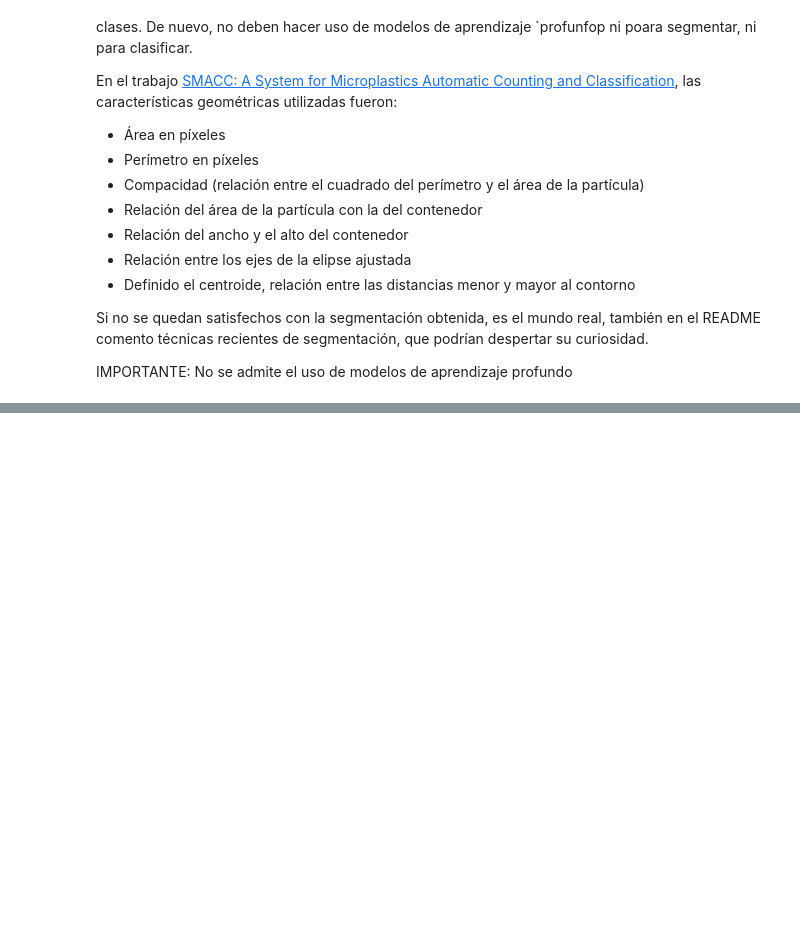
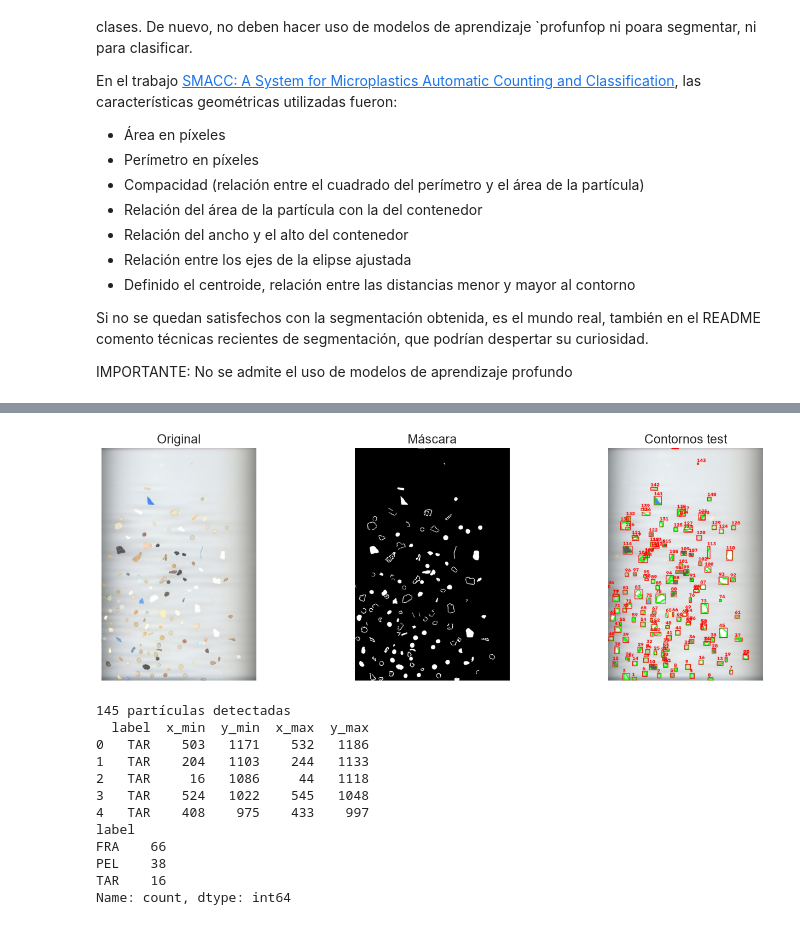
Before and after one commit to kikoalmtana/practicasVC, a Jupyter notebook: P3/VC_P3.ipynb, the cells around one changed output, grey strips where cells are left out. Drawn from its saved outputs; the diff is of its cells as text; code cells hidden in the pictures; blank space fills up the shorter version.

```diff
--- a/P3/VC_P3.ipynb
+++ b/P3/VC_P3.ipynb
@@ -796,0 +1029,38 @@ IMPORTANTE: No se admite el uso de modelos de aprendizaje profundo
+# %%
+RUTA_TEST = './MPs_test.jpg'      # ajusta las rutas
+RUTA_CSV  = './MPs_test_bbs.csv'
+
+img_test = cargar(RUTA_TEST)
+mask_test = segmentar(img_test)    # usa los mismos parámetros que en train
+df_test, cnts_test, bbs_test = extraer_particulas(mask_test)
+mostrar_segmentacion(img_test, mask_test, cnts_test, bbs_test, titulo="test")
+
+df_test["pred"] = clf.predict(df_test[FEATURE_NAMES])
+print(len(df_test), "partículas detectadas")
+
+ann = pd.read_csv(RUTA_CSV)
+print(ann.head())
+print(ann['label'].value_counts())     # comprueba qué etiquetas hay realmente
+
+# Traducción de las etiquetas del CSV a las clases del entrenamiento
+MAPEO = {'TAR': 'alquitran', 'FRA': 'fragmento', 'PEL': 'pellet'}   # verifica FRA y PEL con value_counts()
+
+ann_xyxy  = ann[['x_min', 'y_min', 'x_max', 'y_max']].to_numpy(dtype=float)
+ann_clase = ann['label'].map(MAPEO).to_numpy()
+
+# Si alguna etiqueta no estaba en MAPEO saldrá NaN: avisamos
+assert not pd.isna(ann_clase).any(), f"Etiquetas sin mapear: {set(ann['label']) - set(MAPEO)}"
+# %% [output]
+[figure, added]
+145 partículas detectadas
+  label  x_min  y_min  x_max  y_max
+0   TAR    503   1171    532   1186
+1   TAR    204   1103    244   1133
+2   TAR     16   1086     44   1118
+3   TAR    524   1022    545   1048
+4   TAR    408    975    433    997
+label
+FRA    66
+PEL    38
+TAR    16
+Name: count, dtype: int64
```
Also changed, not shown: parts of 7 cells of this notebook, 6 other files.
